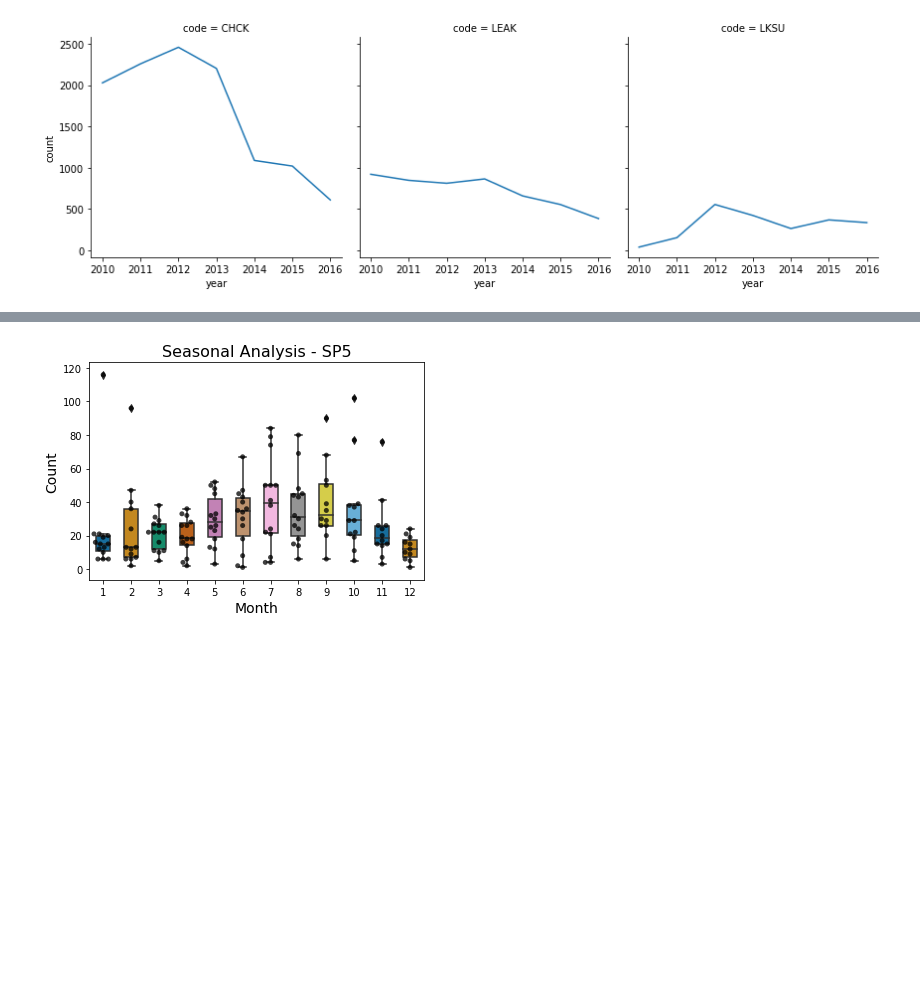
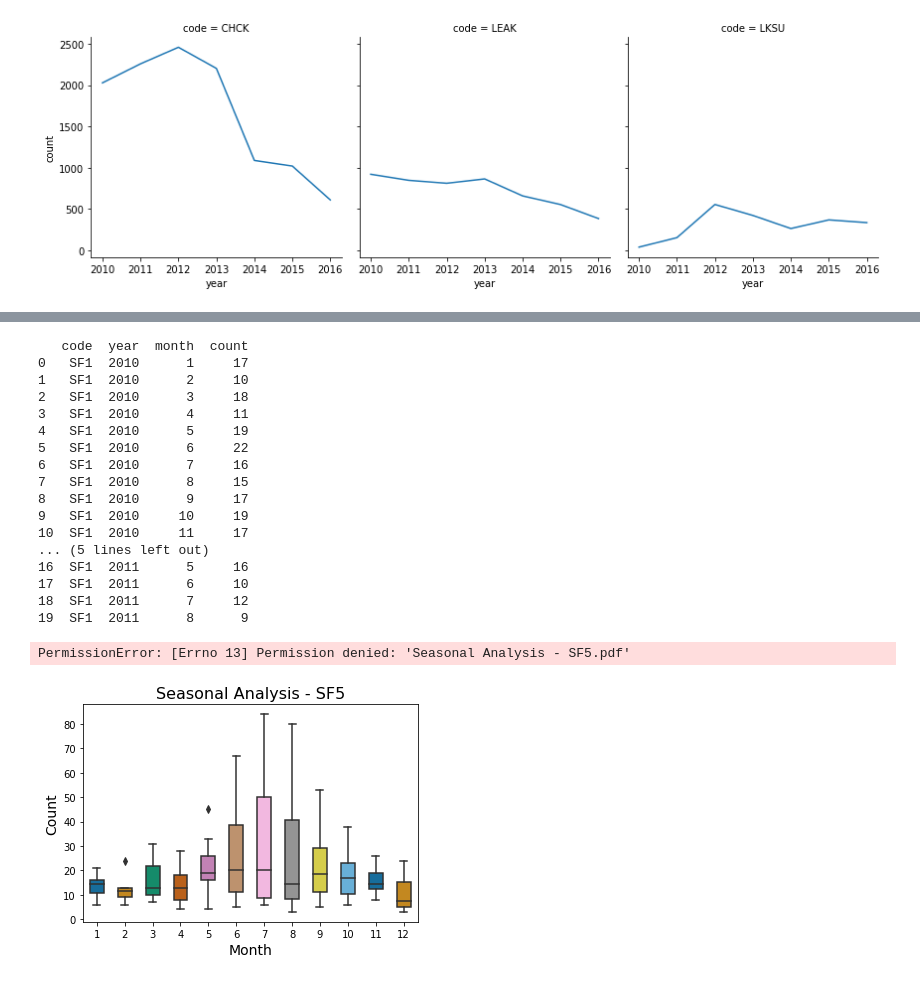
Before and after one commit to TimDaviesATCO/Analysers, a Jupyter notebook: notebooks/Job_Types.ipynb, the cells around one changed output, grey strips where cells are left out. Saved outputs shown, nothing was run; the diff lists cells and outputs as text; code cells hidden in the pictures; blank space fills up the shorter version.

```diff
--- a/notebooks/Job_Types.ipynb
+++ b/notebooks/Job_Types.ipynb
@@ -206,46 +191,82 @@ bplot.map(sns.boxplot, 'month', 'count', palette="colorblind", order=[1,2,3,4,5,
 # %%
 import pandas as pd
 import seaborn as sns
 #from datetime import date
 #from datetime import time
 from datetime import datetime
 
 new_df = df[['Notif.date','Priority Code','Notification Year']]
 new_df.set_index('Notif.date')
 
 monthly_data=[]
 labels = ['code','year', 'month', 'count']
 
 for cat, subcategories in new_df.groupby('Priority Code'):
-    if cat=='SF5'or cat=='SP5':
+    if cat=='SF5' or cat=='SF1':
         job_type = cat
         for yr, year_df in subcategories.groupby('Notification Year'):
             for mnth, month_df in year_df.groupby(df['Notif.date'].dt.month):
                 new_data=[cat, yr, mnth, len(month_df)]
                 monthly_data.append(new_data)
 
 output = pd.DataFrame.from_records(monthly_data, columns=labels)
-#print(output.head(20))
+print(output.head(20))
 
 #####################################
 ## Single Plot
 #####################################
-# plot boxplot with seaborn
-bplot=sns.boxplot(y='count', x='month',
-                 data=output,
-                 width=0.5,
-                 palette="colorblind")
 
-# add swarmplot
-bplot=sns.swarmplot(y='count', x='month',
-              data=output,
-              color='black',
-              alpha=0.75)
+plot_type ='Box'
+if plot_type =='Box':
+    # plot boxplot with seaborn
+    bplot=sns.boxplot(y='count', x='month',
+                     data=output,
+                     width=0.5,
+                     palette="colorblind")
 
-# format plot
-bplot.axes.set_title("Seasonal Analysis - "+job_type, fontsize=16)
-bplot.set_xlabel("Month", fontsize=14)
-bplot.set_ylabel("Count", fontsize=14)
-bplot.tick_params(labelsize=10)
+    # add swarmplot
+    #bplot=sns.swarmplot(y='count', x='month',
+    #              data=output,
+    #              color='black',
+    #              alpha=0.75)
+
+    # format plot
+    bplot.axes.set_title("Seasonal Analysis - "+job_type, fontsize=16)
+    bplot.set_xlabel("Month", fontsize=14)
+    bplot.set_ylabel("Count", fontsize=14)
+    bplot.tick_params(labelsize=10)
+
+if plot_type == 'Line':
+    # line plot
+    subset_df = output.loc[df['Notif.date'].dt.year.isin(['2010','2011','2012', '2013', '2014', '2015', 2016])]
+    ax = sns.pointplot('month','count',hue='month',data=subset_df, markers='None')
+    _ =ax.get_xaxis().set_ticks([])
+
+# output file name
+filetype = "pdf"
+plot_file_name="Seasonal Analysis - "+job_type+"."+filetype
+
+# save as jpeg
+ax.figure.savefig(plot_file_name,
+                    format=filetype,
+                    dpi=100)
 # %% [output]
+   code  year  month  count
+0   SF1  2010      1     17
+1   SF1  2010      2     10
+2   SF1  2010      3     18
+3   SF1  2010      4     11
+4   SF1  2010      5     19
+5   SF1  2010      6     22
+6   SF1  2010      7     16
+7   SF1  2010      8     15
+8   SF1  2010      9     17
+9   SF1  2010     10     19
+10  SF1  2010     11     17
+... (5 lines left out)
+16  SF1  2011      5     16
+17  SF1  2011      6     10
+18  SF1  2011      7     12
+19  SF1  2011      8      9
+PermissionError: [Errno 13] Permission denied: 'Seasonal Analysis - SF5.pdf'
-[figure, old version]
+[figure, new version]
```
Also changed, not shown: parts of 4 cells of this notebook, 6 other files.
